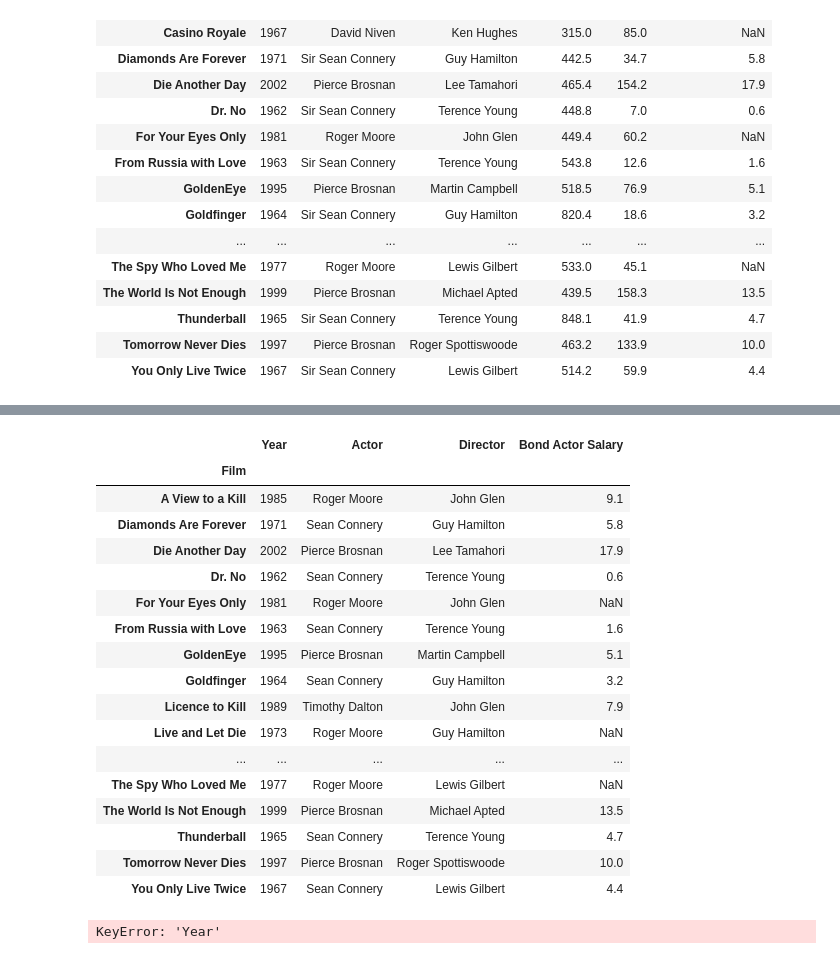
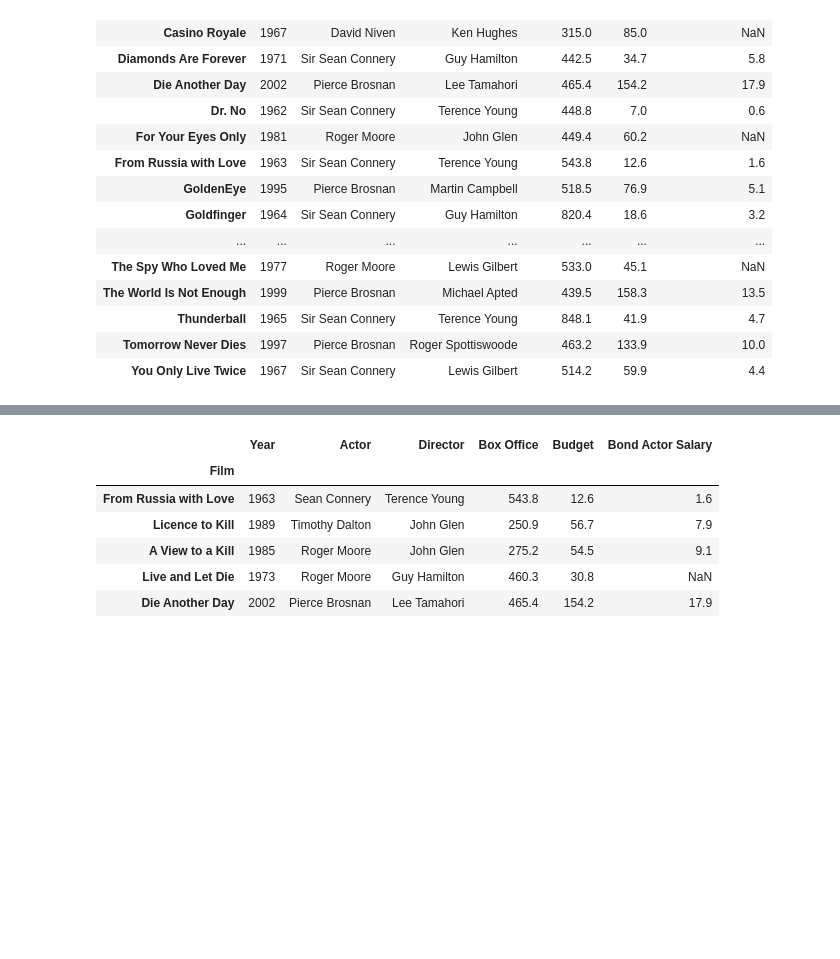
Before and after one commit to mendes078/Dados, a Jupyter notebook: Arquivos/06 - DataFrame III.ipynb, the cells around one changed output, grey strips where cells are left out. Cells and saved outputs as stored; diff of their text form; code cells hidden in the pictures; blank space fills up the shorter version.

Commit message:
método sample
atualização 06 - dataframe iii

```diff
--- a/Arquivos/06 - DataFrame III.ipynb
+++ b/Arquivos/06 - DataFrame III.ipynb
@@ -233,29 +222,14 @@ bond
 # %%
-bond.drop(columns = ["Box Office", "Budget"])
-bond.drop(index = ["No Time to Die", "Casino Royale"])
-bond.drop(index = ["No Time to Die", "Casino Royale"], columns = ["Box Office", "Budget"])
+#bond.drop(index = ["No Time to Die", "Casino Royale"])
+#bond.drop(index = ["No Time to Die", "Casino Royale"], columns = ["Box Office", "Budget"])
-# %% [output]
-|  | Year | Actor | Director | Bond Actor Salary |
-| Film |  |  |  |  |
-| A View to a Kill | 1985 | Roger Moore | John Glen | 9.1 |
-| Diamonds Are Forever | 1971 | Sean Connery | Guy Hamilton | 5.8 |
-| Die Another Day | 2002 | Pierce Brosnan | Lee Tamahori | 17.9 |
-| Dr. No | 1962 | Sean Connery | Terence Young | 0.6 |
-| For Your Eyes Only | 1981 | Roger Moore | John Glen | NaN |
-| From Russia with Love | 1963 | Sean Connery | Terence Young | 1.6 |
-| GoldenEye | 1995 | Pierce Brosnan | Martin Campbell | 5.1 |
-| Goldfinger | 1964 | Sean Connery | Guy Hamilton | 3.2 |
-| Licence to Kill | 1989 | Timothy Dalton | John Glen | 7.9 |
-| Live and Let Die | 1973 | Roger Moore | Guy Hamilton | NaN |
-| ... | ... | ... | ... | ... |
-| The Spy Who Loved Me | 1977 | Roger Moore | Lewis Gilbert | NaN |
-| The World Is Not Enough | 1999 | Pierce Brosnan | Michael Apted | 13.5 |
-| Thunderball | 1965 | Sean Connery | Terence Young | 4.7 |
-| Tomorrow Never Dies | 1997 | Pierce Brosnan | Roger Spottiswoode | 10.0 |
-| You Only Live Twice | 1967 | Sean Connery | Lewis Gilbert | 4.4 |
 # %%
-actor = bond.pop("Actor")
+bond.sample()
+bond.sample(n = 5)
+# %% [output]
+|  | Year | Actor | Director | Box Office | Budget | Bond Actor Salary |
+| Film |  |  |  |  |  |  |
+| From Russia with Love | 1963 | Sean Connery | Terence Young | 543.8 | 12.6 | 1.6 |
+| Licence to Kill | 1989 | Timothy Dalton | John Glen | 250.9 | 56.7 | 7.9 |
+| A View to a Kill | 1985 | Roger Moore | John Glen | 275.2 | 54.5 | 9.1 |
+| Live and Let Die | 1973 | Roger Moore | Guy Hamilton | 460.3 | 30.8 | NaN |
+| Die Another Day | 2002 | Pierce Brosnan | Lee Tamahori | 465.4 | 154.2 | 17.9 |
-# %%
-del bond["Year"]
-# %% [output]
-KeyError: 'Year'
```
Also changed, not shown: parts of 5 cells of this notebook.
